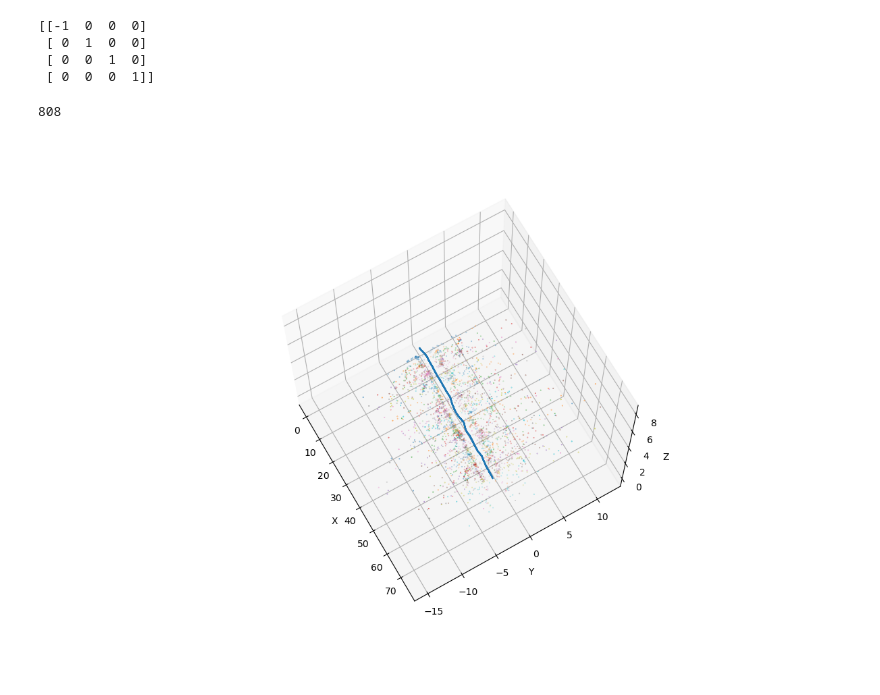
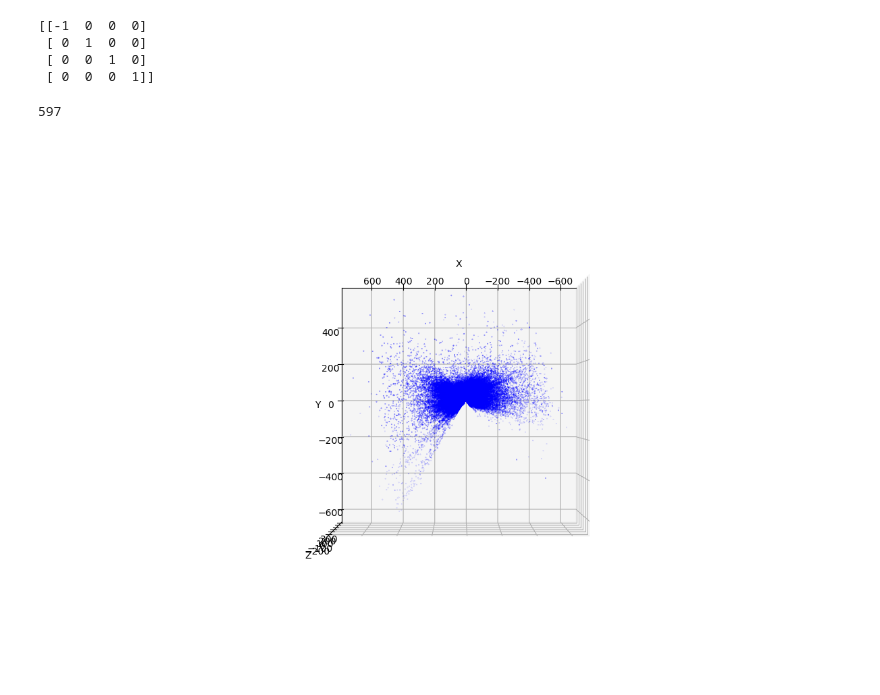
Before and after one commit to adamspeedy/vtr3, a Jupyter notebook: src/main/src/vtr_db_extractor/python/landmark_viewer.ipynb, the cells around one changed output. Saved outputs shown, nothing was run; the diff lists cells and outputs as text; code cells hidden in the pictures.

```diff
--- a/src/main/src/vtr_db_extractor/python/landmark_viewer.ipynb
+++ b/src/main/src/vtr_db_extractor/python/landmark_viewer.ipynb
@@ -12,7 +12,7 @@ import os
 # %%
 
 folder_path = '/home/adam/Desktop/CurrentBranch/src/main/src/vtr_db_extractor/landmark_results'
-file_count_landmarks = len([f for f in os.listdir(folder_path) if os.path.isfile(os.path.join(folder_path, f))])
+file_count_landmarks = 597#len([f for f in os.listdir(folder_path) if os.path.isfile(os.path.join(folder_path, f))])
 print(f"Number of files: {file_count_landmarks}")
 
 landmark_points = []
@@ -32,7 +32,7 @@ for i in range(0,file_count_landmarks,1):
                 continue
             else:
                 row = [float(val) for val in line.strip().split(",")]
-                if row[0] < 50.0 and -row[1] < 50.0 and -row[1] > -0.2 and row[2] < 20.0 and row[2]> 0.0:
+                if row[0] < 100.0 and -row[1] < 100.0 and -row[1] > -100.0 and row[2] < 200.0 and row[2]> 0.0:
                     x.append(-row[0])
                     y.append(-row[1])
                     z.append(row[2])
@@ -101,7 +101,7 @@ edges=[]
 from_ids=[]
 to_ids=[]
 folder_path = '/home/adam/Desktop/CurrentBranch/src/main/src/vtr_db_extractor/edge_results'
-file_count_edges = len([f for f in os.listdir(folder_path) if os.path.isfile(os.path.join(folder_path, f))])
+file_count_edges = 597 #len([f for f in os.listdir(folder_path) if os.path.isfile(os.path.join(folder_path, f))])
 print(f"Number of files: {file_count_edges}")
 for i in range(0,file_count_edges,1):
     filename = filename=folder_path+f"/edge_{i:04d}.txt"
@@ -290,7 +290,7 @@ for frame in range(file_count_landmarks):
 # %%
 print(file_count_landmarks)
 # %% [output]
-808
+597
 # %%
 %matplotlib ipympl
 ax = plt.figure(figsize=(12, 8)).add_subplot(projection='3d')
@@ -299,37 +299,39 @@ _ = ax.quiver(
   origins[..., 1].flatten(),
   origins[..., 2].flatten(),
   -dirs[..., 0].flatten(),
   -dirs[..., 1].flatten(),
   -dirs[..., 2].flatten(), length=0.5, normalize=False)
 
 # ax.scatter(
 #     migrated_landmarks[0][0],
 #     migrated_landmarks[0][1],
 #     migrated_landmarks[0][2],
 #     color='red', s=1, label='Origins')
 
 # indices_to_plot = [0, 10, 20, 25, 30, 35, 40, 50]  # Add as many as you want
 # colors = ['red', 'blue', 'green', 'orange', 'purple', 'brown', 'pink', 'gray']
-indices_to_plot = list(range(0, 800, 20))
+indices_to_plot = list(range(0, 550, 2))
 
 for i, idx in enumerate(indices_to_plot):
     # print(idx)
     ax.scatter(
         migrated_landmarks[idx][0],
         migrated_landmarks[idx][1],
         migrated_landmarks[idx][2],
         # color=colors[i % len(colors)],
-        s=0.1,
+        s=0.05,
+        color='b',
         label=f'Index {idx}')
 
 ax.set_box_aspect([1,1,1])
 ax.set_xlabel('X')
 ax.set_ylabel('Y')
 ax.set_zlabel('Z')
-ax.view_init(70, -30)
+#ax.view_init(70, -30)
+ax.view_init(-90, 90)
 plt.show()
 # %% [output]
-[figure, old version]
+[figure, new version]
 # %%
 %matplotlib ipympl
 ax = plt.figure(figsize=(12, 8)).add_subplot(projection='3d')
```
Also changed, not shown: parts of 8 cells of this notebook, 7 other files.
